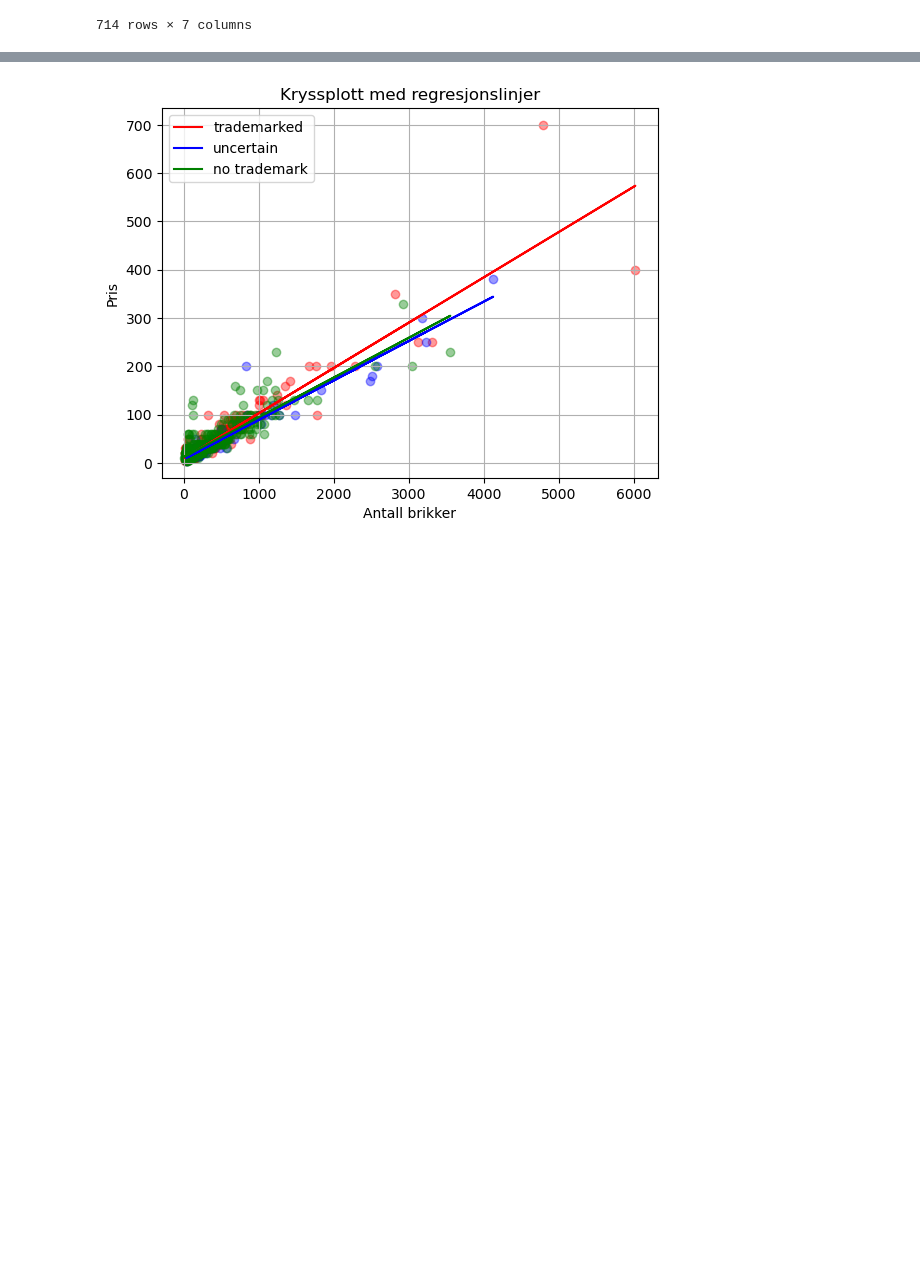
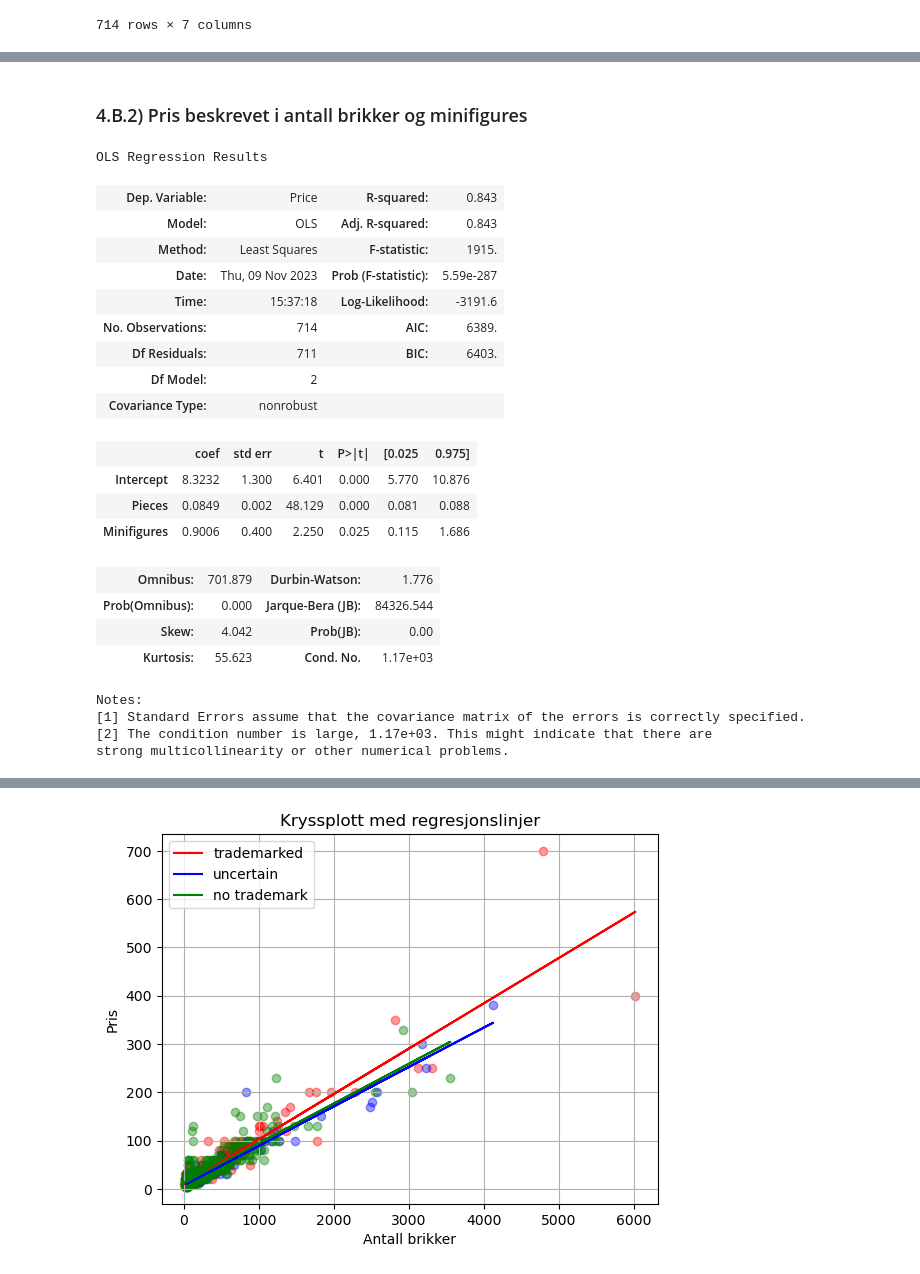
Before and after one commit to olemorud/istg1003-prosjekt, a Jupyter notebook: jupyter-notebooks/oppgv1.1.ipynb, the cells around one changed output, grey strips where cells are left out. Drawn from its saved outputs; the diff is of its cells as text; code cells hidden in the pictures; blank space fills up the shorter version.

```diff
--- a/jupyter-notebooks/oppgv1.1.ipynb
+++ b/jupyter-notebooks/oppgv1.1.ipynb
@@ -155,0 +185,33 @@ df_uncertain
+# %% [markdown]
+### 4.B.2) Pris beskrevet i antall brikker og minifigures
+# %%
+
+# multippel lineær regresjon
+# TODO: er kanskje meningen å bruke sample data som `data`, ikke df2
+model4b2 = smf.ols('Price ~ Pieces + Minifigures' , data = df2)
+
+result = model4b2.fit()
+result.summary()
+# %% [output]
+OLS Regression Results
+| Dep. Variable: | Price | R-squared: | 0.843 |
+| Model: | OLS | Adj. R-squared: | 0.843 |
+| Method: | Least Squares | F-statistic: | 1915. |
+| Date: | Thu, 09 Nov 2023 | Prob (F-statistic): | 5.59e-287 |
+| Time: | 15:37:18 | Log-Likelihood: | -3191.6 |
+| No. Observations: | 714 | AIC: | 6389. |
+| Df Residuals: | 711 | BIC: | 6403. |
+| Df Model: | 2 |  |  |
+| Covariance Type: | nonrobust |  |  |
+|  | coef | std err | t | P>|t| | [0.025 | 0.975] |
+| Intercept | 8.3232 | 1.300 | 6.401 | 0.000 | 5.770 | 10.876 |
+| Pieces | 0.0849 | 0.002 | 48.129 | 0.000 | 0.081 | 0.088 |
+| Minifigures | 0.9006 | 0.400 | 2.250 | 0.025 | 0.115 | 1.686 |
+| Omnibus: | 701.879 | Durbin-Watson: | 1.776 |
+| Prob(Omnibus): | 0.000 | Jarque-Bera (JB): | 84326.544 |
+| Skew: | 4.042 | Prob(JB): | 0.00 |
+| Kurtosis: | 55.623 | Cond. No. | 1.17e+03 |
+Notes:
+[1] Standard Errors assume that the covariance matrix of the errors is correctly specified.
+[2] The condition number is large, 1.17e+03. This might indicate that there are
+strong multicollinearity or other numerical problems.
```
Also changed, not shown: parts of 14 cells of this notebook.
